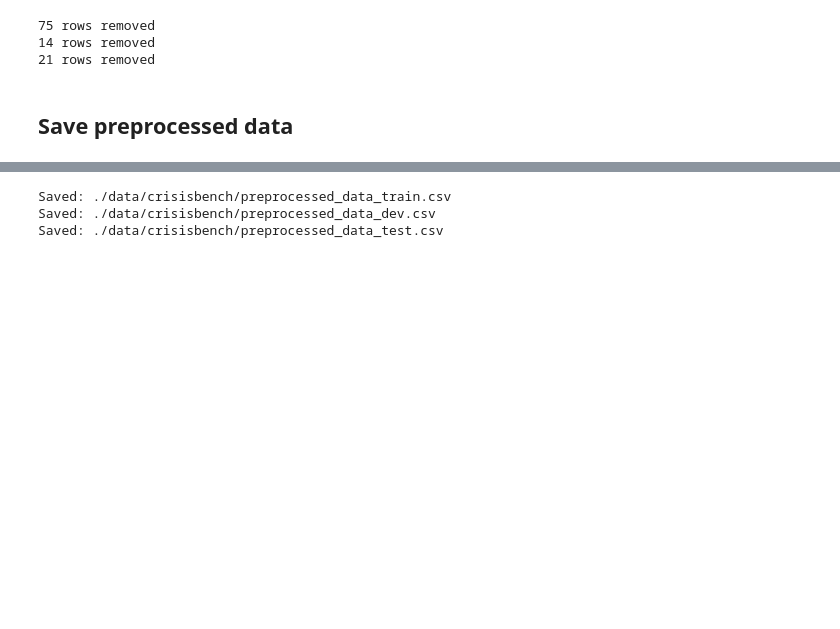
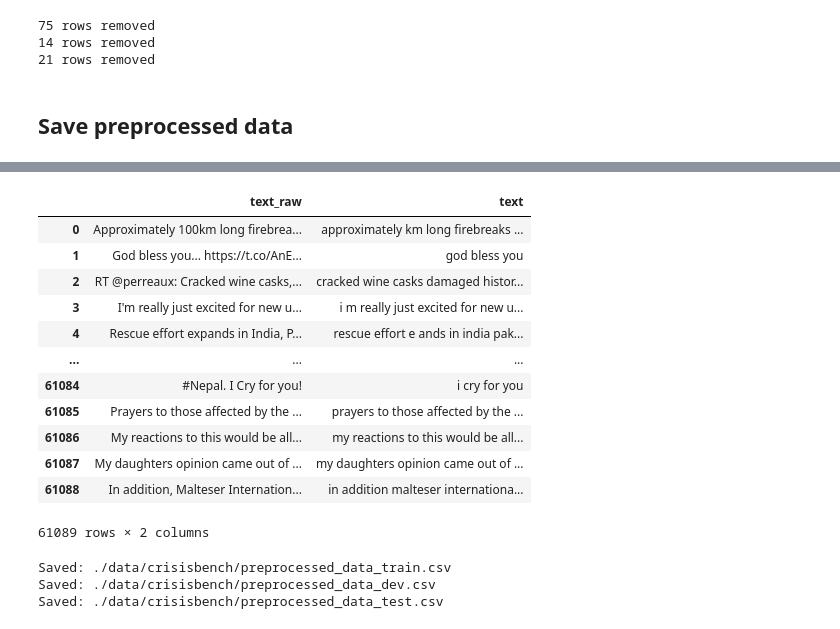
Before and after one commit to bugoverdose/dl-twitter-crisis, a Jupyter notebook: crisis_bench_preprocess.ipynb, the cells around one changed output, grey strips where cells are left out. Saved outputs shown, nothing was run; the diff lists cells and outputs as text; code cells hidden in the pictures; blank space fills up the shorter version.

Commit message:
feat: preprocess - add raw text

```diff
--- a/crisis_bench_preprocess.ipynb
+++ b/crisis_bench_preprocess.ipynb
@@ -183,6 +183,10 @@ train_class_label
 {0, 1, 2}
 # %% [markdown]
 ## Cleansing Tweet content
+# %%
+df['train']["text_raw"] = df['train']['text']
+df['dev']["text_raw"] = df['dev']['text']
+df['test']["text_raw"] = df['test']['text']
 # %% [markdown]
 ### Remove meaningless text
 
@@ -382,6 +388,22 @@ df['train'].head()
 | 2 | 503643491143282688 | 2014_california_earthquake | crisisnlp-cf | cracked wine casks damaged histor... | en | NaN | infrastructure_and_utilities_damage | time_critical | ... |
 | 3 | 323833109051228160 | 2013_boston_bombings-ontopic | crisislext6 | i m really just excited for new u... | en | 1.0 | not_humanitarian | non_informative | ... |
 | 4 | 508333923886067712 | 2014_pakistan_floods | crisisnlp-cf | rescue effort e ands in india pak... | en | 1.0 | injured_or_dead_people | time_critical | ... |
+# %%
+df['train'][["text_raw", "text"]]
+# %% [output]
+|  | text_raw | text |
+| 0 | Approximately 100km long firebrea... | approximately km long firebreaks ... |
+| 1 | God bless you... https://t.co/AnE... | god bless you |
+| 2 | RT @perreaux: Cracked wine casks,... | cracked wine casks damaged histor... |
+| 3 | I'm really just excited for new u... | i m really just excited for new u... |
+| 4 | Rescue effort expands in India, P... | rescue effort e ands in india pak... |
+| ... | ... | ... |
+| 61084 | #Nepal. I Cry for you! | i cry for you |
+| 61085 | Prayers to those affected by the ... | prayers to those affected by the ... |
+| 61086 | My reactions to this would be all... | my reactions to this would be all... |
+| 61087 | My daughters opinion came out of ... | my daughters opinion came out of ... |
+| 61088 | In addition, Malteser Internation... | in addition malteser internationa... |
+61089 rows × 2 columns
 # %%
 for d in ['train', 'dev', 'test']:
     output_path = f"./data/crisisbench/preprocessed_data_{d}.csv"
```
Also changed, not shown: parts of 3 cells of this notebook, 3 other files.
